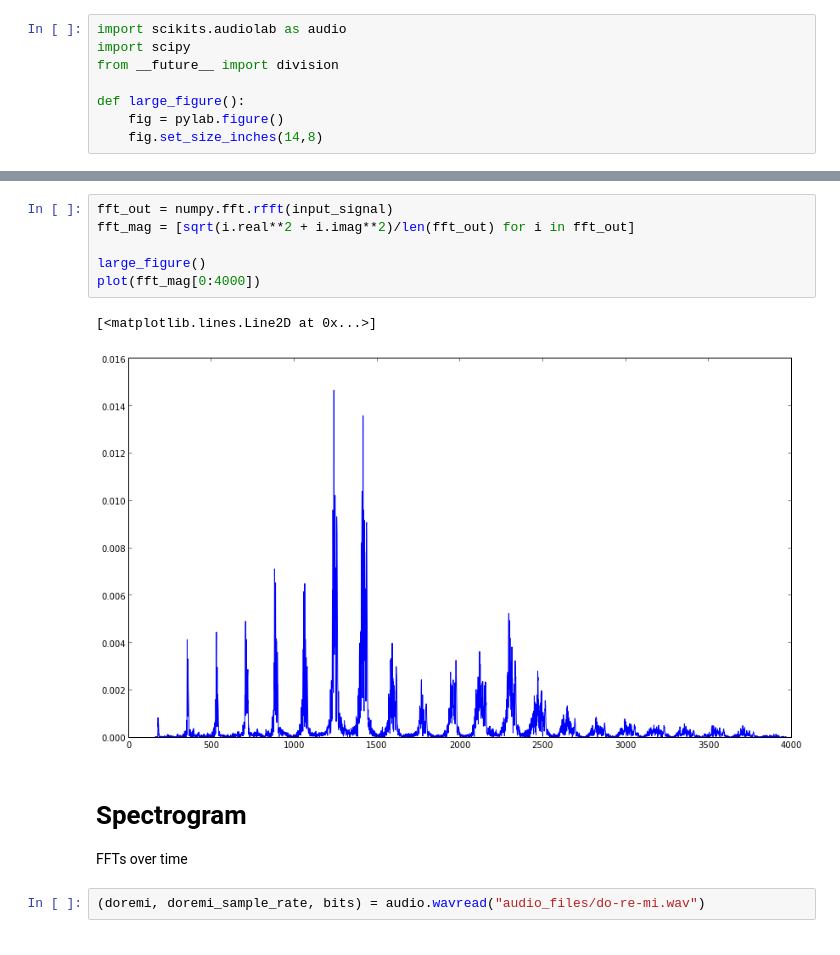
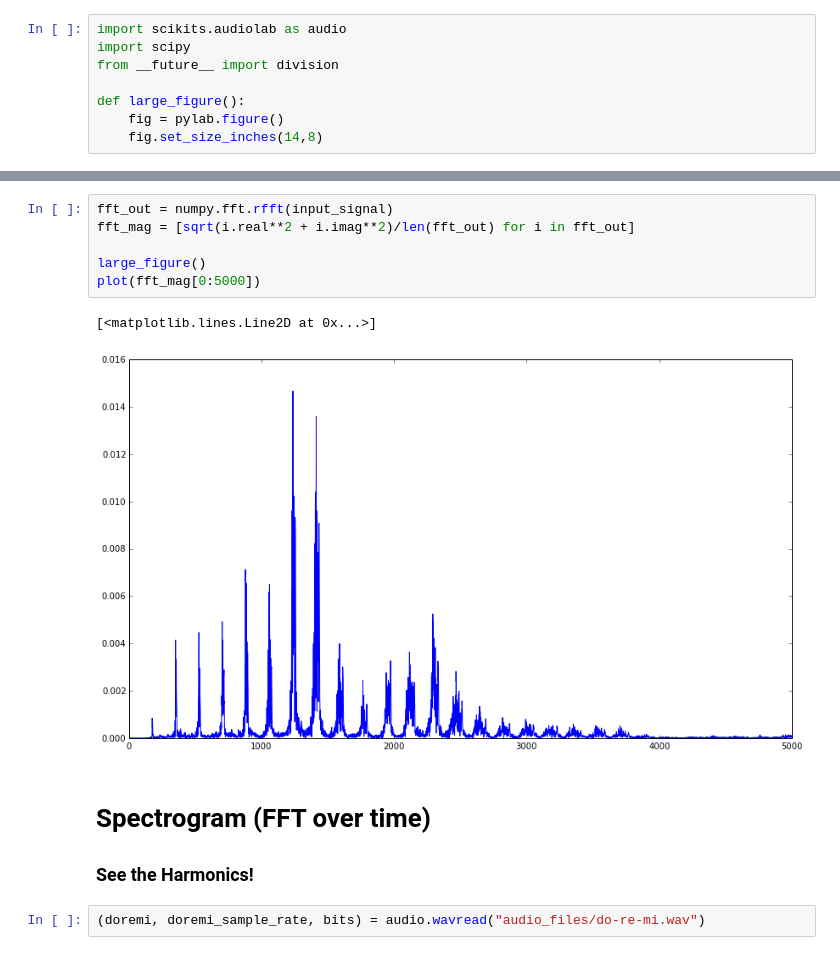
Before and after one commit to calebmadrigal/FourierTalkOSCON, a Jupyter notebook: 07_SeeingSound.ipynb, the cells around one changed output, grey strips where cells are left out. Cells and saved outputs as stored; diff of their text form.

```diff
--- a/07_SeeingSound.ipynb
+++ b/07_SeeingSound.ipynb
@@ -21,16 +27,16 @@ plot(time_array, input_signal)
 # %%
 fft_out = numpy.fft.rfft(input_signal)
 fft_mag = [sqrt(i.real**2 + i.imag**2)/len(fft_out) for i in fft_out]
 
 large_figure()
-plot(fft_mag[0:4000])
+plot(fft_mag[0:5000])
 # %% [output]
 [<matplotlib.lines.Line2D at 0x...>]
-[figure, old version]
+[figure, new version]
 # %% [markdown]
-# Spectrogram
+# Spectrogram (FFT over time)
 
-FFTs over time
+### See the Harmonics!
 # %%
 (doremi, doremi_sample_rate, bits) = audio.wavread("audio_files/do-re-mi.wav")
 # %%
```
Also changed, not shown: parts of 5 cells of this notebook, 7 other files.
